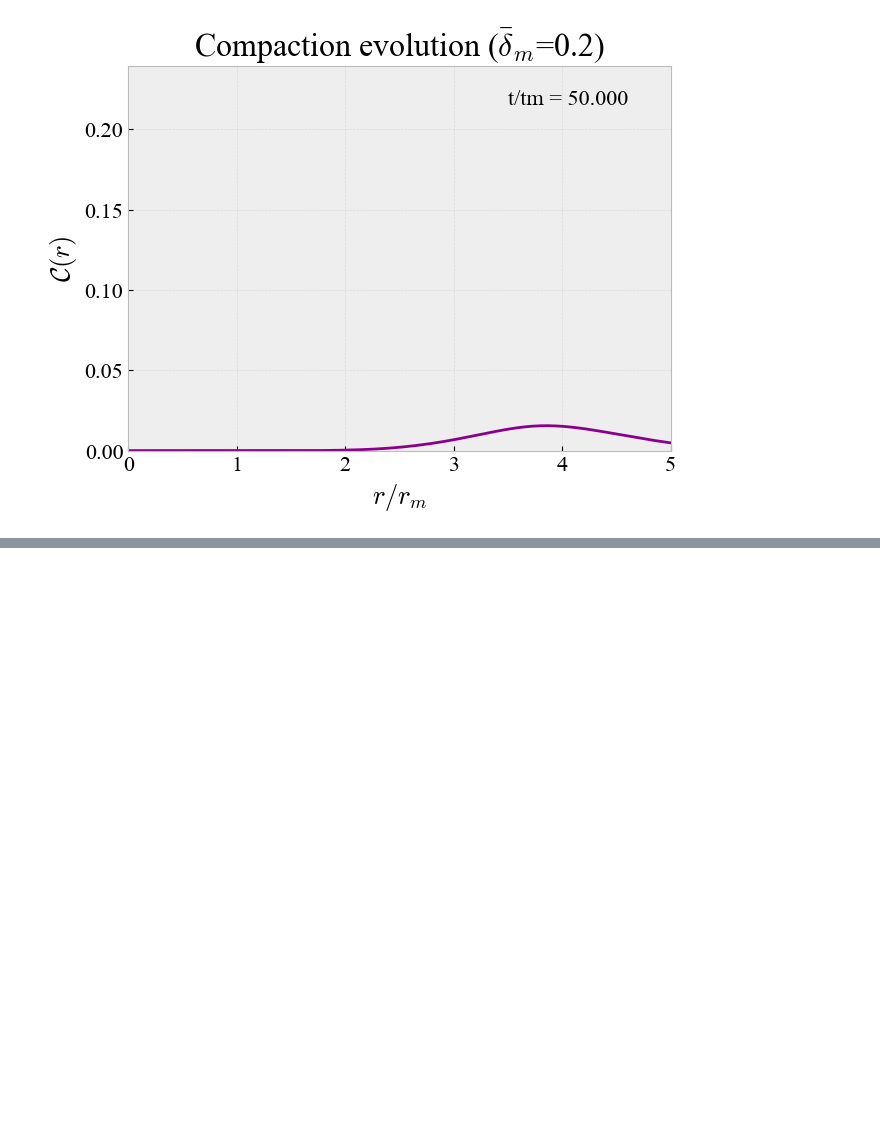
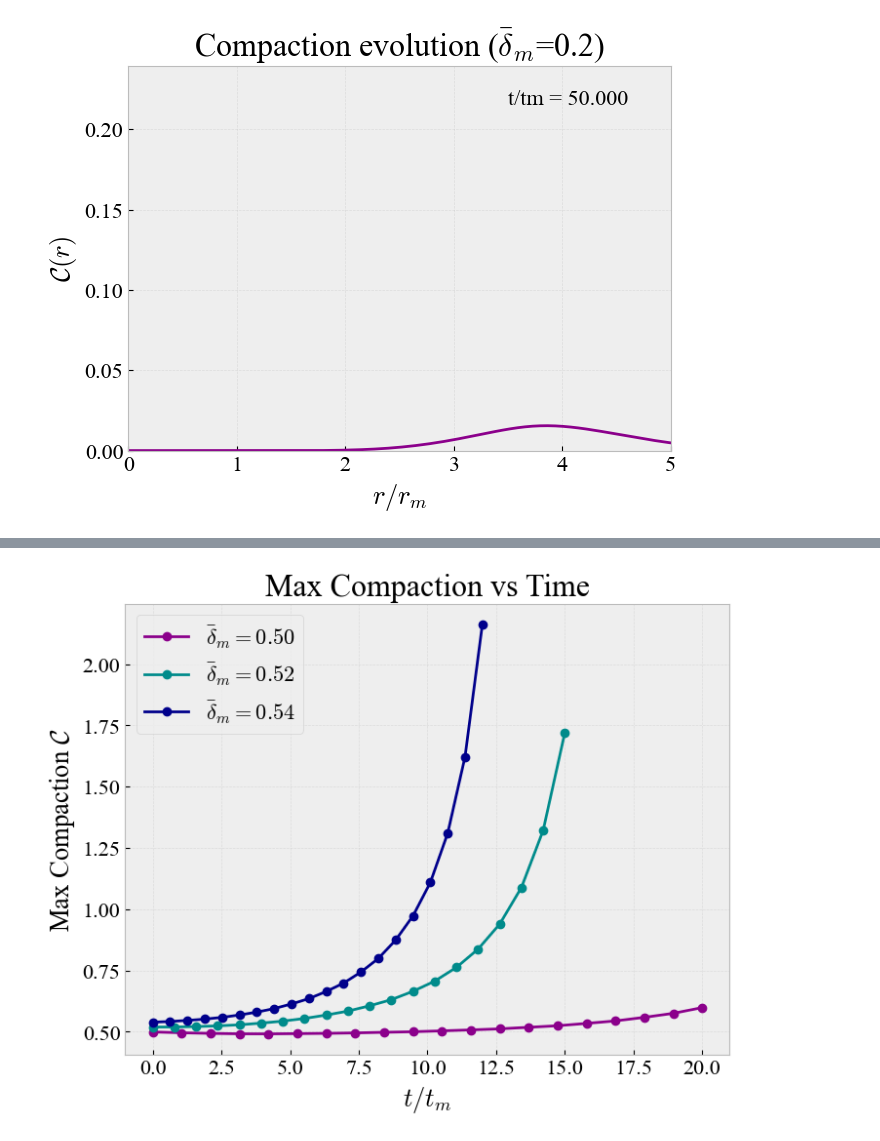
Before and after one commit to meganhmartinez/PBHCapstone, a Jupyter notebook: OriginalCode/Notebook_Simulation.ipynb, the cells around one changed output, grey strips where cells are left out. Saved outputs shown, nothing was run; the diff lists cells and outputs as text; code cells hidden in the pictures; blank space fills up the shorter version.

```diff
--- a/OriginalCode/Notebook_Simulation.ipynb
+++ b/OriginalCode/Notebook_Simulation.ipynb
@@ -1874,0 +3249,19 @@ Saved compaction3sub.mp4 (10 s)
+# %%
+
+plt.rcParams.update({'font.size': 16})
+plt.rcParams["font.family"] = "Times New Roman"
+plt.style.use('bmh')
+
+plt.figure(figsize=(8, 6))
+plt.plot(np.linspace(0.0001,20,20),C_list, marker='o', color='darkmagenta')
+plt.plot(np.linspace(0.0001,15,20),C52_list, marker='o', color='darkcyan')
+plt.plot(np.linspace(0.0001,12,20),C54_list, marker='o', color='darkblue')
+plt.legend([r"$\bar\delta_m=0.50$", r"$\bar\delta_m=0.52$", r"$\bar\delta_m=0.54$"])
+plt.xlabel(r"$t/t_m$")
+plt.ylabel(r"Max Compaction $\mathcal{C}$")
+plt.title("Max Compaction vs Time")
+plt.grid(True, alpha=0.3)
+plt.savefig("compaction_plot.pdf", format="pdf", bbox_inches='tight')
+plt.show()
+# %% [output]
+[figure, added]
```
Also changed, not shown: parts of 5 cells of this notebook, 6 other files.
